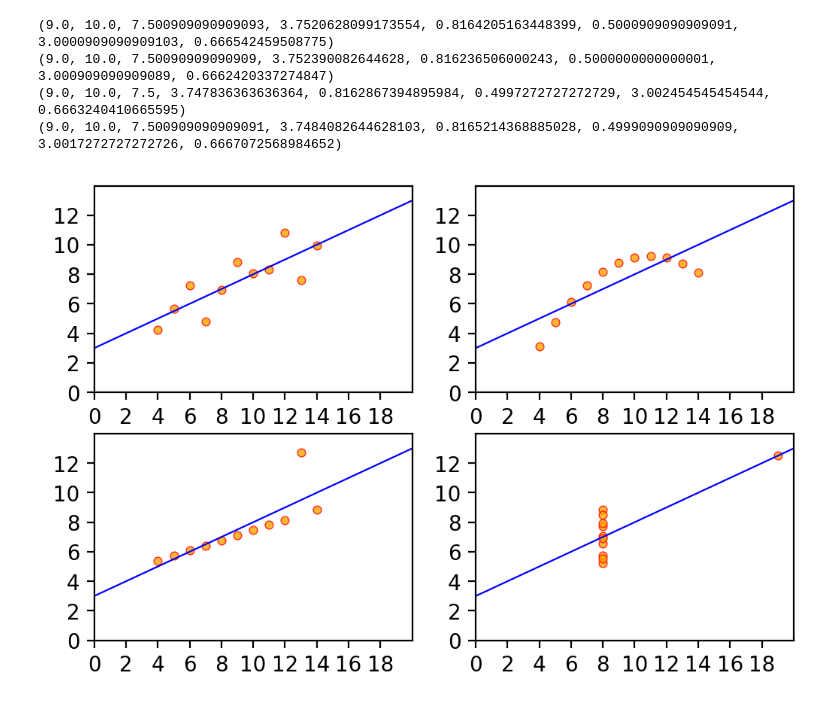
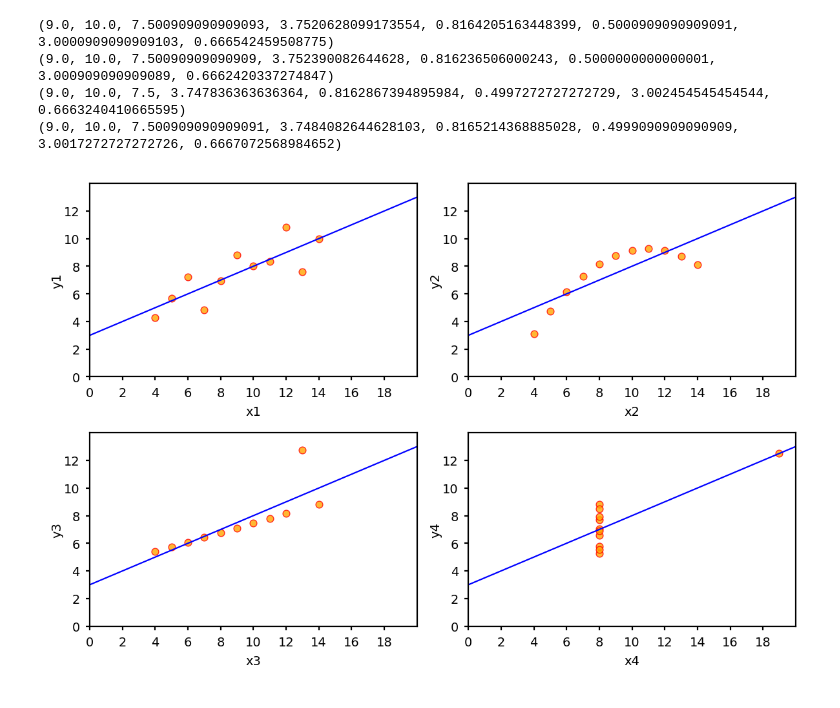
Before and after one commit to PeterRutkowski/dav_homework5, a Jupyter notebook: dav_homework5.ipynb, the cells around one changed output. Drawn from its saved outputs; the diff is of its cells as text; code cells hidden in the pictures.

```diff
--- a/dav_homework5.ipynb
+++ b/dav_homework5.ipynb
@@ -52,12 +52,18 @@ print(statistics(x4, y4))
 import matplotlib.pyplot as plt
 import matplotlib as mpl
 mpl.rcParams['figure.dpi'] = 200
-# %%
-def subplot_axes(ax):
-  ax.set_xlim(0,20)
-  ax.set_ylim(0,14)
-  ax.set_xticks(np.arange(0,20,2))
-  ax.set_yticks(np.arange(0,14,2))
+# %%
+def subplot_axes(ax, i, j):
+  ax.set_xlim(0,20)
+  ax.set_ylim(0,14)
+  ax.set_xticks(np.arange(0,20,2))
+  ax.set_yticks(np.arange(0,14,2))
+  ax.text(-0.1, 0.5, 'y'+str(2*i+j+1), va='center', ha='center', size=7,
+          color='black', transform=ax.transAxes, rotation='vertical')
+  ax.text(0.5, -0.18, 'x'+str(2*i+j+1), va='center', ha='center', size=7,
+          color='black', transform=ax.transAxes)
+  ax.tick_params(axis='x', colors='black', labelsize=7.0, length=2.0)
+  ax.tick_params(axis='y', colors='black', labelsize=7.0, length=2.0)
 # %%
 def scatter_plot(ax, i, j):
   x, y = import_data(2*i + j + 1)
@@ -70,12 +76,14 @@ def line_plot(ax):
 # %%
 fig, ax = plt.subplots(2,2)
 
 for i in range(len(ax)):
   for j in range(len(ax[i])):
-    subplot_axes(ax[i][j])
-    scatter_plot(ax[i][j], i, j)
+    subplot_axes(ax[i][j],i,j)
+    scatter_plot(ax[i][j],i,j)
     line_plot(ax[i][j])
 
+plt.tight_layout(pad=1.0)
+
 plt.show(fig)
 # %% [output]
-[figure, old version]
+[figure, new version]
```
